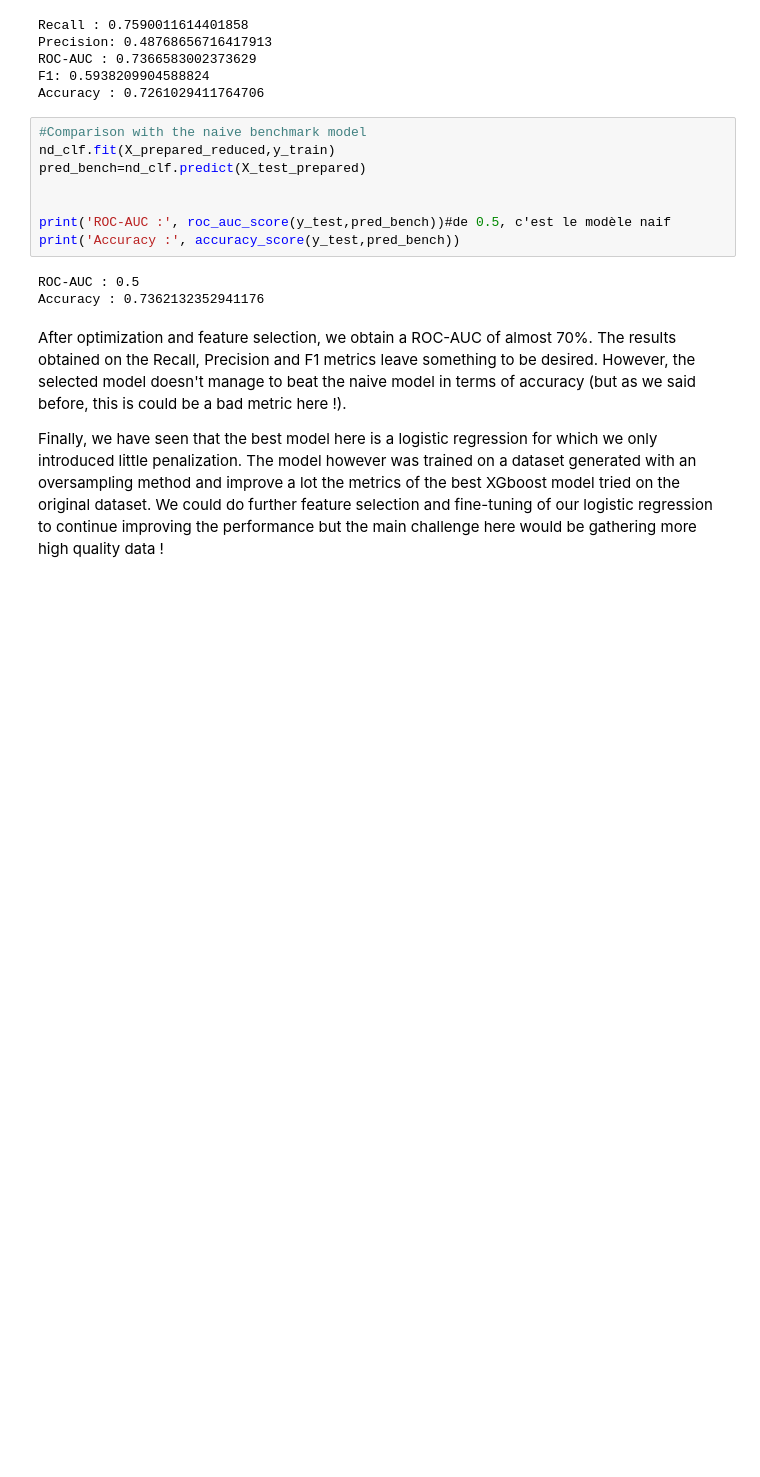
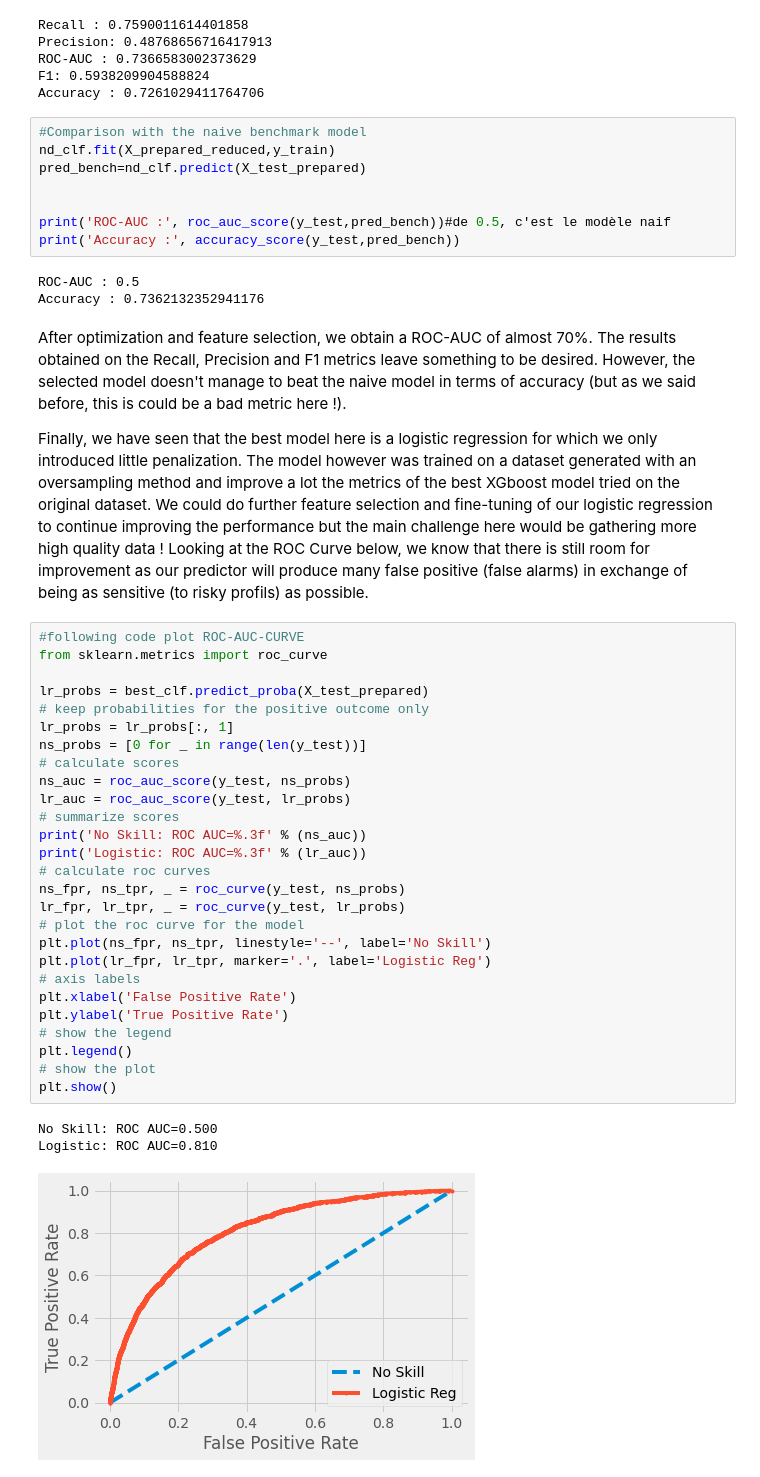
Before and after one commit to Noureddineidir/Descartes-Test, a Jupyter notebook: Descartes_test.ipynb, the cells around one changed output. Drawn from its saved outputs; the diff is of its cells as text; blank space fills up the shorter version.

Commit message:
prediction on test set

```diff
--- a/Descartes_test.ipynb
+++ b/Descartes_test.ipynb
@@ -1574,4 +1574,35 @@ Accuracy : 0.7362132352941176
 After optimization and feature selection, we obtain a ROC-AUC of almost 70%. The results obtained on the Recall, Precision and F1 metrics leave something to be desired.
 However, the selected model doesn't manage to beat the naive model in terms of accuracy (but as we said before, this is could be a bad metric here !).
 
-Finally, we have seen that the best model here is a logistic regression for which we only introduced little penalization. The model however was trained on a dataset generated with an oversampling method and improve a lot the metrics of the best XGboost model tried on the original dataset. We could do further feature selection and fine-tuning of our logistic regression to continue improving the performance but the main challenge here would be gathering more high quality data !
+Finally, we have seen that the best model here is a logistic regression for which we only introduced little penalization. The model however was trained on a dataset generated with an oversampling method and improve a lot the metrics of the best XGboost model tried on the original dataset. We could do further feature selection and fine-tuning of our logistic regression to continue improving the performance but the main challenge here would be gathering more high quality data ! Looking at the ROC Curve below, we know that there is still room for improvement as our predictor will produce many false positive (false alarms) in exchange of being as sensitive (to risky profils) as possible.
+# %%
+#following code plot ROC-AUC-CURVE
+from sklearn.metrics import roc_curve
+
+lr_probs = best_clf.predict_proba(X_test_prepared)
+# keep probabilities for the positive outcome only
+lr_probs = lr_probs[:, 1]
+ns_probs = [0 for _ in range(len(y_test))]
+# calculate scores
+ns_auc = roc_auc_score(y_test, ns_probs)
+lr_auc = roc_auc_score(y_test, lr_probs)
+# summarize scores
+print('No Skill: ROC AUC=%.3f' % (ns_auc))
+print('Logistic: ROC AUC=%.3f' % (lr_auc))
+# calculate roc curves
+ns_fpr, ns_tpr, _ = roc_curve(y_test, ns_probs)
+lr_fpr, lr_tpr, _ = roc_curve(y_test, lr_probs)
+# plot the roc curve for the model
+plt.plot(ns_fpr, ns_tpr, linestyle='--', label='No Skill')
+plt.plot(lr_fpr, lr_tpr, marker='.', label='Logistic Reg')
+# axis labels
+plt.xlabel('False Positive Rate')
+plt.ylabel('True Positive Rate')
+# show the legend
+plt.legend()
+# show the plot
+plt.show()
+# %% [output]
+No Skill: ROC AUC=0.500
+Logistic: ROC AUC=0.810
+[figure, added]
```
Also changed, not shown: parts of 5 cells of this notebook.
